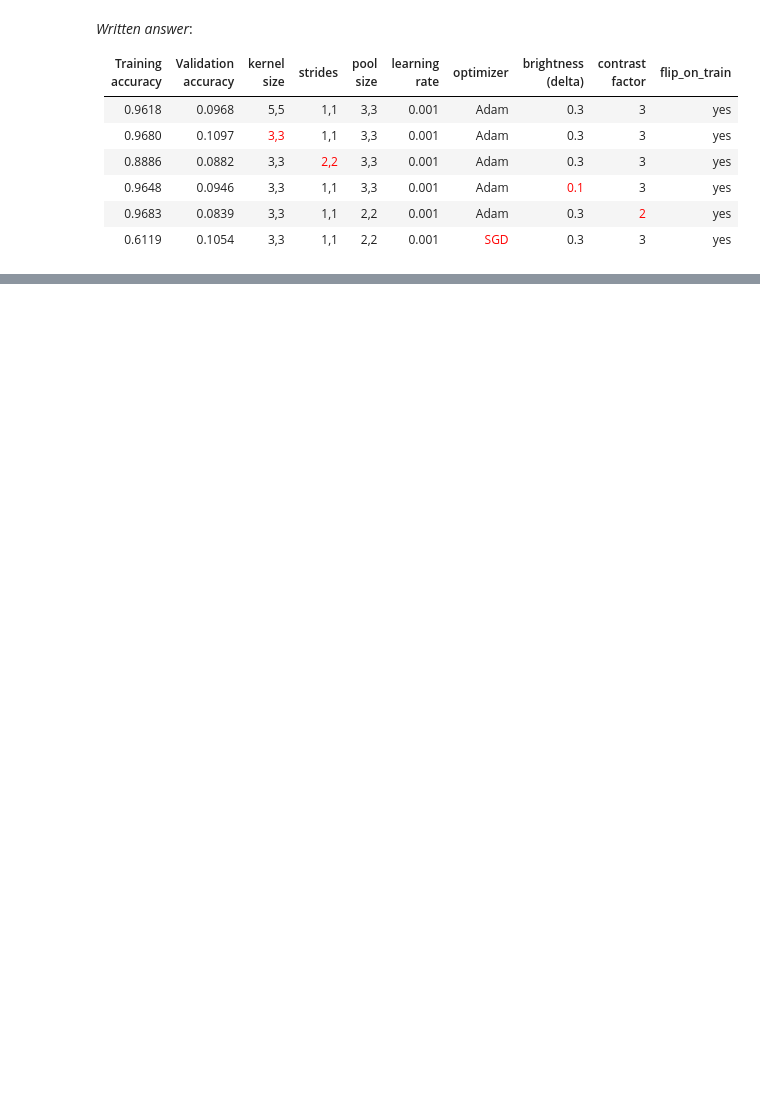
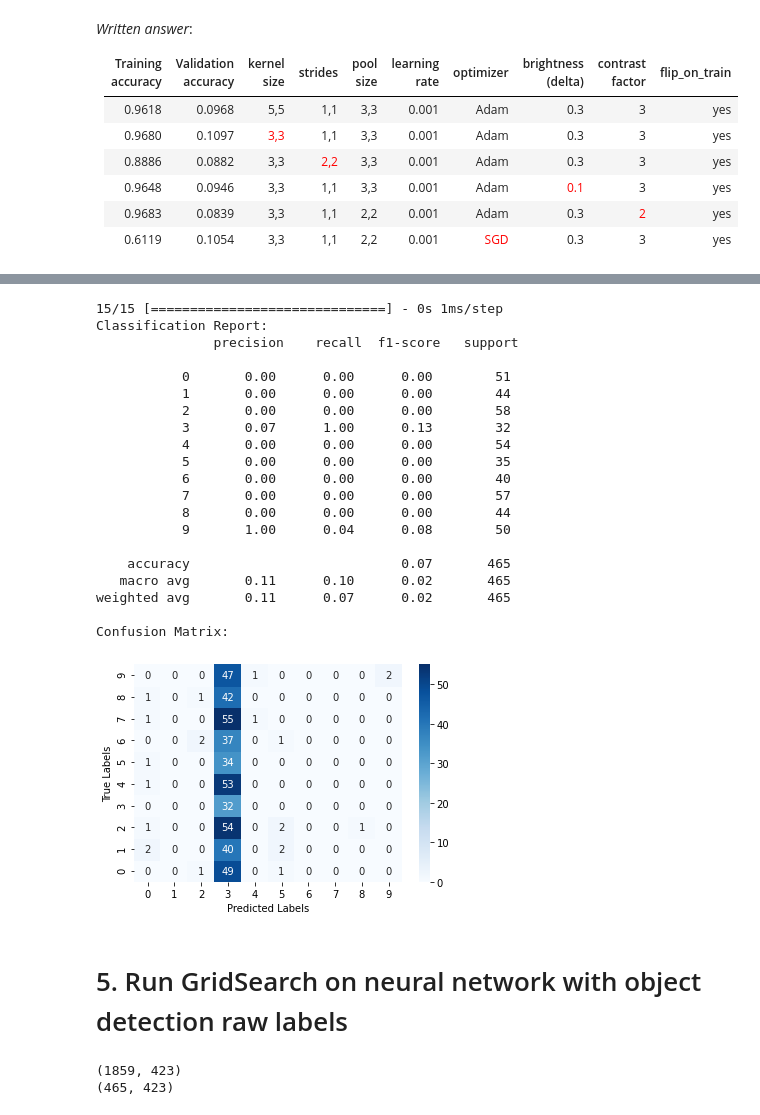
Before and after one commit to maxencefrenette/youtube-views-predictor, a Jupyter notebook: src/models/models-cnn-thumbnails.ipynb, the cells around one changed output, grey strips where cells are left out. Drawn from its saved outputs; the diff is of its cells as text; code cells hidden in the pictures; blank space fills up the shorter version.

```diff
--- a/src/models/models-cnn-thumbnails.ipynb
+++ b/src/models/models-cnn-thumbnails.ipynb
@@ -583,0 +747,17 @@ vgg16_label_df
+# %%
+from sklearn.model_selection import GridSearchCV
+from tensorflow.keras.wrappers.scikit_learn import KerasClassifier
+
+
+param_grid = {
+    'hidden_layer_sizes': [[64], [128], [256], [64, 64], [128, 128], [256, 256]],
+    'activation': ['relu', 'sigmoid', 'tanh'],
+    'optimizer': ['SGD', 'Adam'],
+    'learning_rate': [0.001, 0.01, 0.1]
+}
+
+model = KerasClassifier(build_model, n_classes=10)
+
+# Perform the grid search
+grid = GridSearchCV(model, param_grid=param_grid, cv=3)
+grid.fit(X_train_embedding, Y_train_cat)
@@ -583,0 +812,38 @@ vgg16_label_df
+# %%
+classes_x=grid.predict(X_test_embedding)
+
+cm = confusion_matrix(Y_test_cat, classes_x)
+cr = classification_report(Y_test_cat, classes_x)
+
+print("Classification Report:\n", cr)
+
+print("Confusion Matrix:\n")
+ax = sns.heatmap(cm, annot=True, cmap='Blues', fmt='g')
+ax.invert_yaxis()
+plt.xlabel('Predicted Labels')
+plt.ylabel('True Labels')
+plt.show()
+# %% [output]
+15/15 [==============================] - 0s 1ms/step
+Classification Report:
+               precision    recall  f1-score   support
+
+           0       0.00      0.00      0.00        51
+           1       0.00      0.00      0.00        44
+           2       0.00      0.00      0.00        58
+           3       0.07      1.00      0.13        32
+           4       0.00      0.00      0.00        54
+           5       0.00      0.00      0.00        35
+           6       0.00      0.00      0.00        40
+           7       0.00      0.00      0.00        57
+           8       0.00      0.00      0.00        44
+           9       1.00      0.04      0.08        50
+
+    accuracy                           0.07       465
+   macro avg       0.11      0.10      0.02       465
+weighted avg       0.11      0.07      0.02       465
+
+Confusion Matrix:
+[figure, added]
+# %% [markdown]
+# 5. Run GridSearch on neural network with object detection raw labels
@@ -583,0 +863,11 @@ vgg16_label_df
+# %%
+
+#only thumbnail embeddings
+X_train = vgg16_label_df[vgg16_label_df['video_id'].isin(X_train.video_id)]
+X_test = vgg16_label_df[vgg16_label_df['video_id'].isin(X_test.video_id)]
+
+print(X_train.shape)
+print(X_test.shape)
+# %% [output]
+(1859, 423)
+(465, 423)
```
Also changed, not shown: parts of 32 cells of this notebook, 7 other files.
